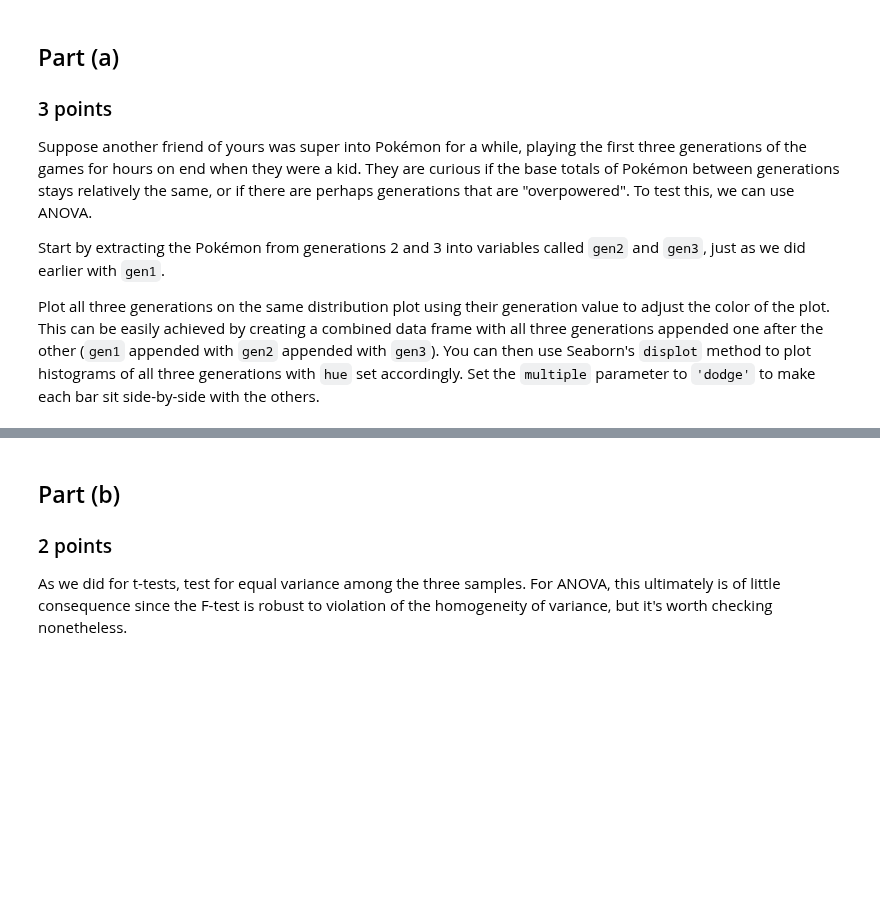
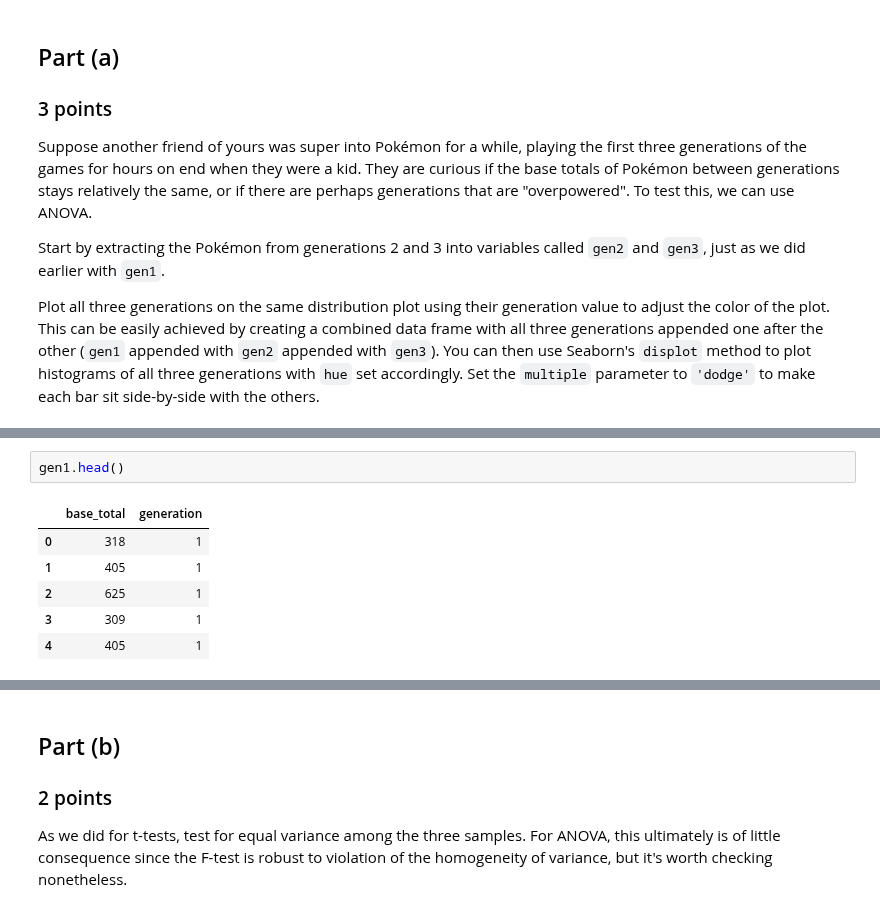
Before and after one commit to DuncanFerguson/GITHUB_REPOSITORY, a Jupyter notebook: DU_MSDS/Data Science Tools 1/Assignment_6/Duncan_Ferguson_Assignment _6 _Inferential_Statistics.ipynb, the cells around one changed output, grey strips where cells are left out. Drawn from its saved outputs; the diff is of its cells as text; blank space fills up the shorter version.

```diff
--- a/DU_MSDS/Data Science Tools 1/Assignment_6/Duncan_Ferguson_Assignment _6 _Inferential_Statistics.ipynb
+++ b/DU_MSDS/Data Science Tools 1/Assignment_6/Duncan_Ferguson_Assignment _6 _Inferential_Statistics.ipynb
@@ -477,0 +485,9 @@ Plot all three generations on the same distribution plot using their generation
+# %%
+gen1.head()
+# %% [output]
+|  | base_total | generation |
+| 0 | 318 | 1 |
+| 1 | 405 | 1 |
+| 2 | 625 | 1 |
+| 3 | 309 | 1 |
+| 4 | 405 | 1 |
```
Also changed, not shown: parts of 8 cells of this notebook.
